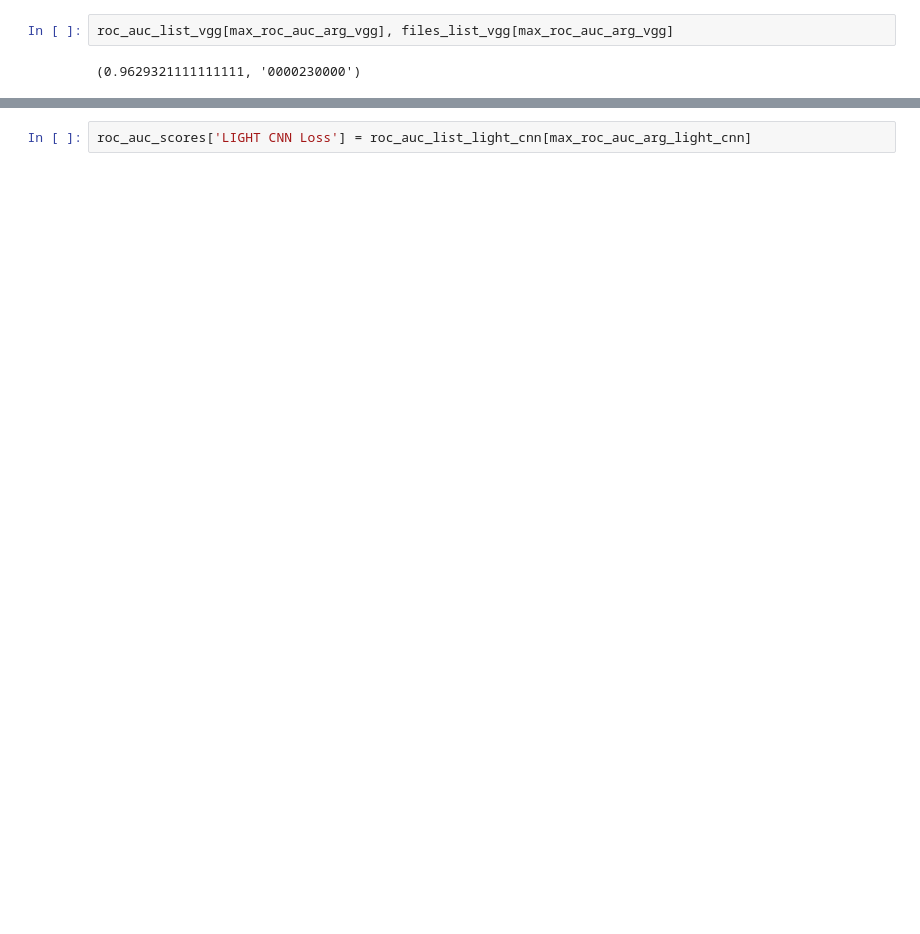
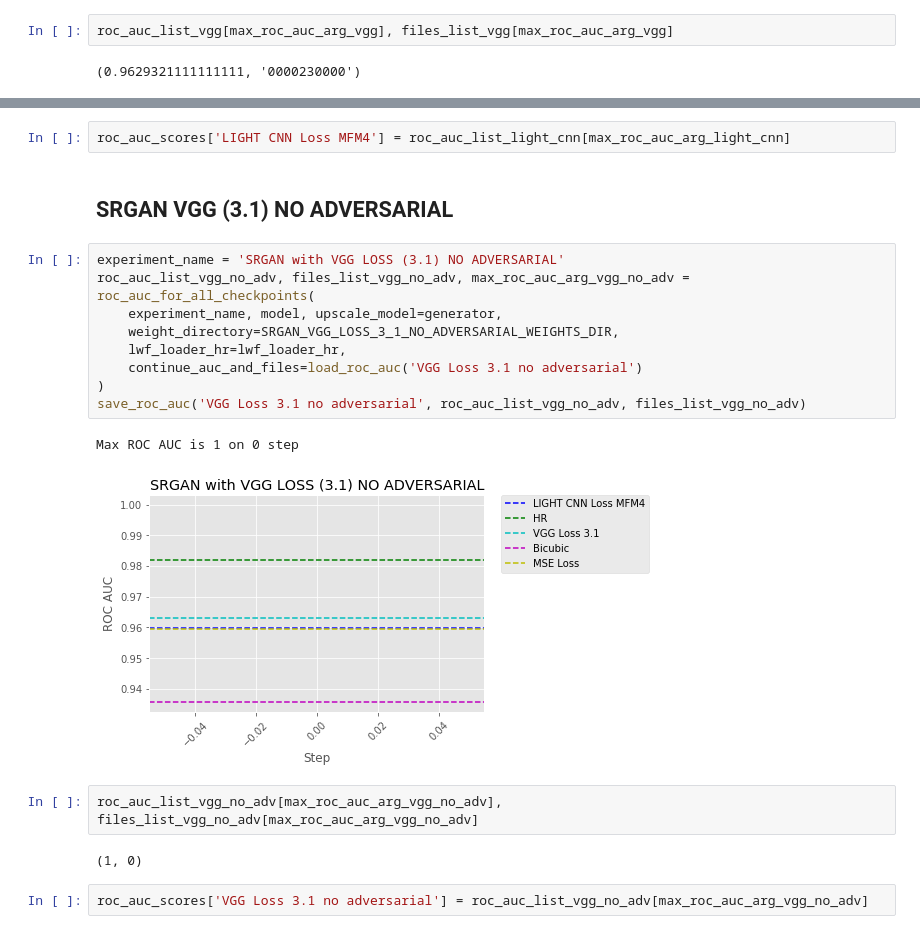
Before and after one commit to Alpus/face_super_resolution, a Jupyter notebook: recognition_test.ipynb, the cells around one changed output, grey strips where cells are left out. Saved outputs shown, nothing was run; the diff lists cells and outputs as text; blank space fills up the shorter version.

```diff
--- a/recognition_test.ipynb
+++ b/recognition_test.ipynb
@@ -330,2 +336,22 @@ roc_auc_list_light_cnn[max_roc_auc_arg_light_cnn], files_list_light_cnn[max_roc_
 # %%
-roc_auc_scores['LIGHT CNN Loss'] = roc_auc_list_light_cnn[max_roc_auc_arg_light_cnn]
+roc_auc_scores['LIGHT CNN Loss MFM4'] = roc_auc_list_light_cnn[max_roc_auc_arg_light_cnn]
+# %% [markdown]
+## SRGAN VGG (3.1) NO ADVERSARIAL
+# %%
+experiment_name = 'SRGAN with VGG LOSS (3.1) NO ADVERSARIAL'
+roc_auc_list_vgg_no_adv, files_list_vgg_no_adv, max_roc_auc_arg_vgg_no_adv = roc_auc_for_all_checkpoints(
+    experiment_name, model, upscale_model=generator,
+    weight_directory=SRGAN_VGG_LOSS_3_1_NO_ADVERSARIAL_WEIGHTS_DIR,
+    lwf_loader_hr=lwf_loader_hr,
+    continue_auc_and_files=load_roc_auc('VGG Loss 3.1 no adversarial')
+)
+save_roc_auc('VGG Loss 3.1 no adversarial', roc_auc_list_vgg_no_adv, files_list_vgg_no_adv)
+# %% [output]
+Max ROC AUC is 1 on 0 step
+[figure, added]
+# %%
+roc_auc_list_vgg_no_adv[max_roc_auc_arg_vgg_no_adv], files_list_vgg_no_adv[max_roc_auc_arg_vgg_no_adv]
+# %% [output]
+(1, 0)
+# %%
+roc_auc_scores['VGG Loss 3.1 no adversarial'] = roc_auc_list_vgg_no_adv[max_roc_auc_arg_vgg_no_adv]
```
Also changed, not shown: parts of 7 cells of this notebook, 3 other files.
